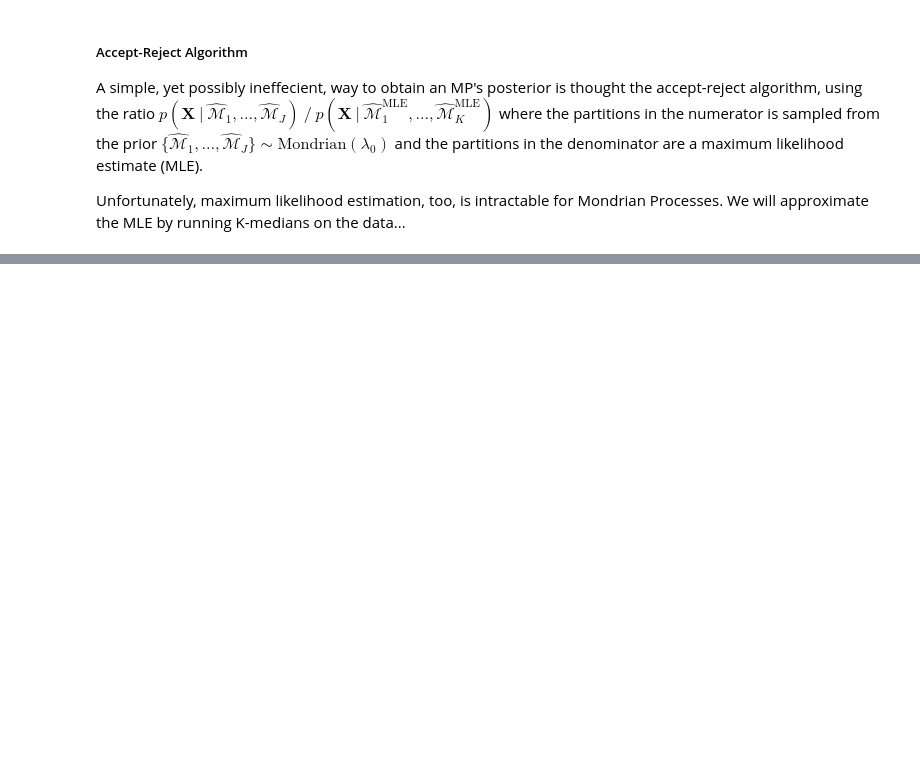
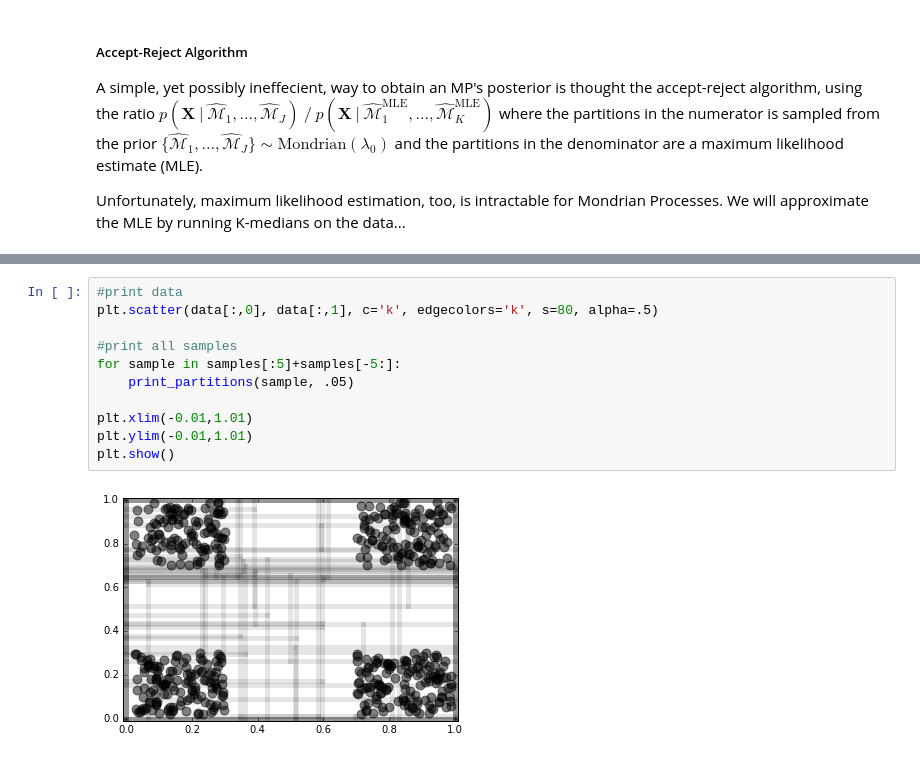
Before and after one commit to enalisnick/blog_sandbox, a Jupyter notebook: Mondrian_Processes.ipynb, the cells around one changed output, grey strips where cells are left out. Drawn from its saved outputs; the diff is of its cells as text; blank space fills up the shorter version.

```diff
--- a/Mondrian_Processes.ipynb
+++ b/Mondrian_Processes.ipynb
@@ -235,0 +242,13 @@ plt.show()
+# %%
+#print data
+plt.scatter(data[:,0], data[:,1], c='k', edgecolors='k', s=80, alpha=.5)
+
+#print all samples
+for sample in samples[:5]+samples[-5:]:
+    print_partitions(sample, .05)
+
+plt.xlim(-0.01,1.01)
+plt.ylim(-0.01,1.01)
+plt.show()
+# %% [output]
+[figure, added]
```
Also changed, not shown: parts of 8 cells of this notebook.
